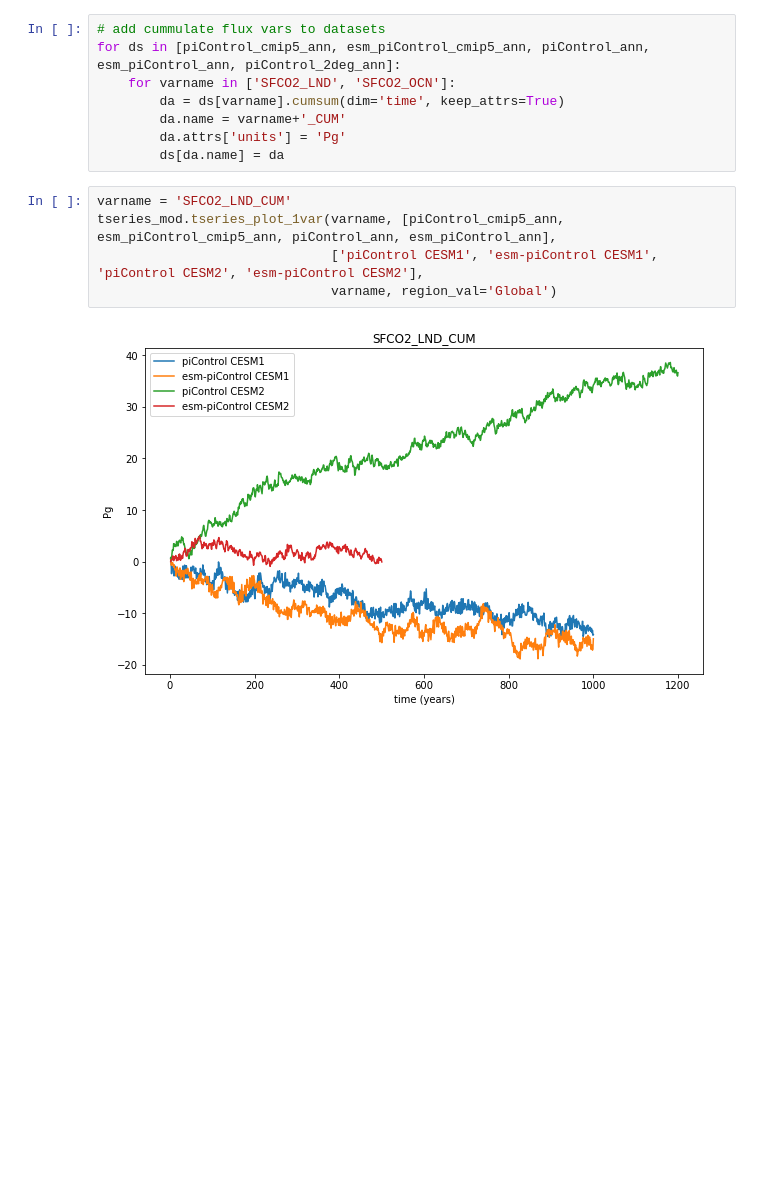
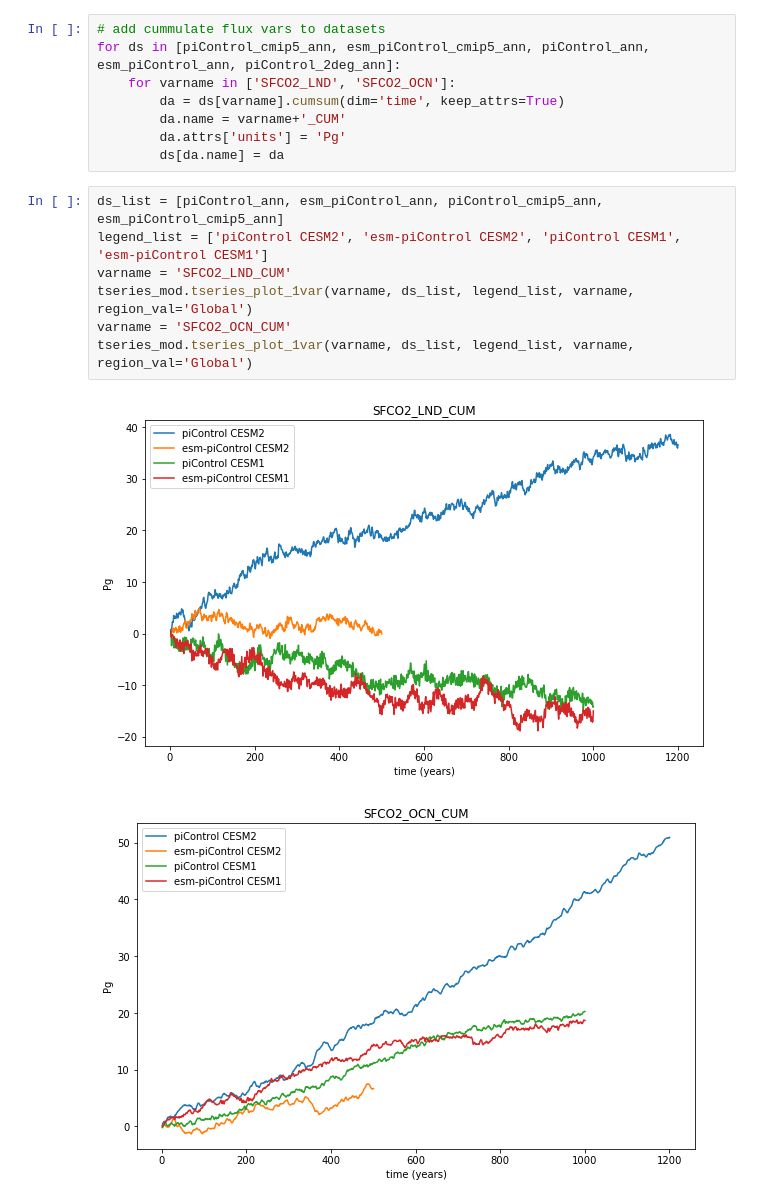
Before and after one commit to klindsay28/CESM2_coup_carb_cycle_JAMES, a Jupyter notebook: Cinv_drift.ipynb, the cells around one changed output. Cells and saved outputs as stored; diff of their text form; blank space fills up the shorter version.

Commit message:
reorder plots in Cinv_drift.ipynb

```diff
--- a/Cinv_drift.ipynb
+++ b/Cinv_drift.ipynb
@@ -138,11 +138,14 @@ for ds in [piControl_cmip5_ann, esm_piControl_cmip5_ann, piControl_ann, esm_piCo
         da.name = varname+'_CUM'
         da.attrs['units'] = 'Pg'
         ds[da.name] = da
-# %%
-varname = 'SFCO2_LND_CUM'
-tseries_mod.tseries_plot_1var(varname, [piControl_cmip5_ann, esm_piControl_cmip5_ann, piControl_ann, esm_piControl_ann],
-                              ['piControl CESM1', 'esm-piControl CESM1', 'piControl CESM2', 'esm-piControl CESM2'],
-                              varname, region_val='Global')
-# %% [output]
-[figure, removed]
+# %%
+ds_list = [piControl_ann, esm_piControl_ann, piControl_cmip5_ann, esm_piControl_cmip5_ann]
+legend_list = ['piControl CESM2', 'esm-piControl CESM2', 'piControl CESM1', 'esm-piControl CESM1']
+varname = 'SFCO2_LND_CUM'
+tseries_mod.tseries_plot_1var(varname, ds_list, legend_list, varname, region_val='Global')
+varname = 'SFCO2_OCN_CUM'
+tseries_mod.tseries_plot_1var(varname, ds_list, legend_list, varname, region_val='Global')
+# %% [output]
+[figure, added]
+[figure, added]
 # %%
```
Also changed, not shown: parts of 8 cells of this notebook.
